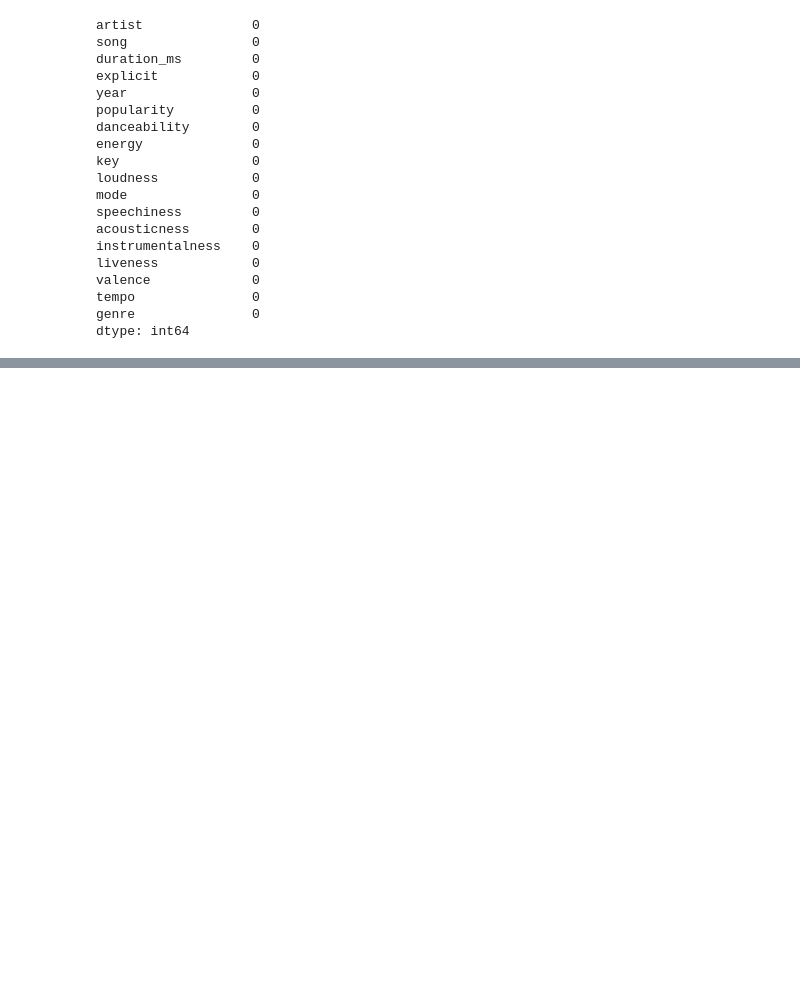
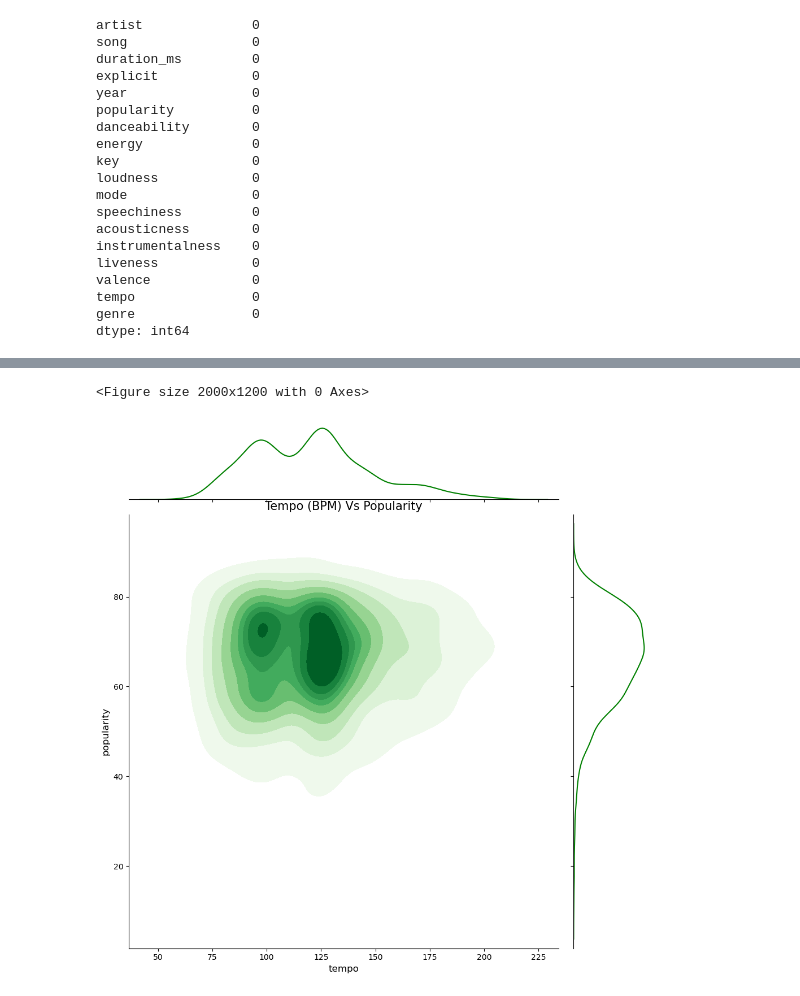
Before and after one commit to justincodestoday/DataScienceExercises, a Jupyter notebook: Project/Top Songs on Spotify from 2000 to 2019.ipynb, the cells around one changed output, grey strips where cells are left out. Saved outputs shown, nothing was run; the diff lists cells and outputs as text; code cells hidden in the pictures; blank space fills up the shorter version.

```diff
--- a/Project/Top Songs on Spotify from 2000 to 2019.ipynb
+++ b/Project/Top Songs on Spotify from 2000 to 2019.ipynb
@@ -167,3 +291,13 @@ px.box(df,x='explicit',y='popularity',color='explicit',template='plotly_dark',co
+# %%
+plt.figure(figsize=(20,12))
+fig = sns.jointplot(data=df, x='tempo', y='popularity', kind="kde", color='green', shade=True, cmap="Greens", height=10)
+plt.ylabel('popularity', fontsize=12)
+plt.xlabel("tempo", fontsize=12)
+plt.title("Tempo (BPM) Vs Popularity", fontsize=15)
+plt.show()
+# %% [output]
+<Figure size 2000x1200 with 0 Axes>
+[figure, added]
 # %%
 fig=make_subplots(rows=3,cols=3,subplot_titles=('<i>popularity', '<i>danceability', '<i>energy',
                                                 '<i>loudness', '<i>speechiness', '<i>acousticness',
```
Also changed, not shown: parts of 46 cells of this notebook, 2 other files.
